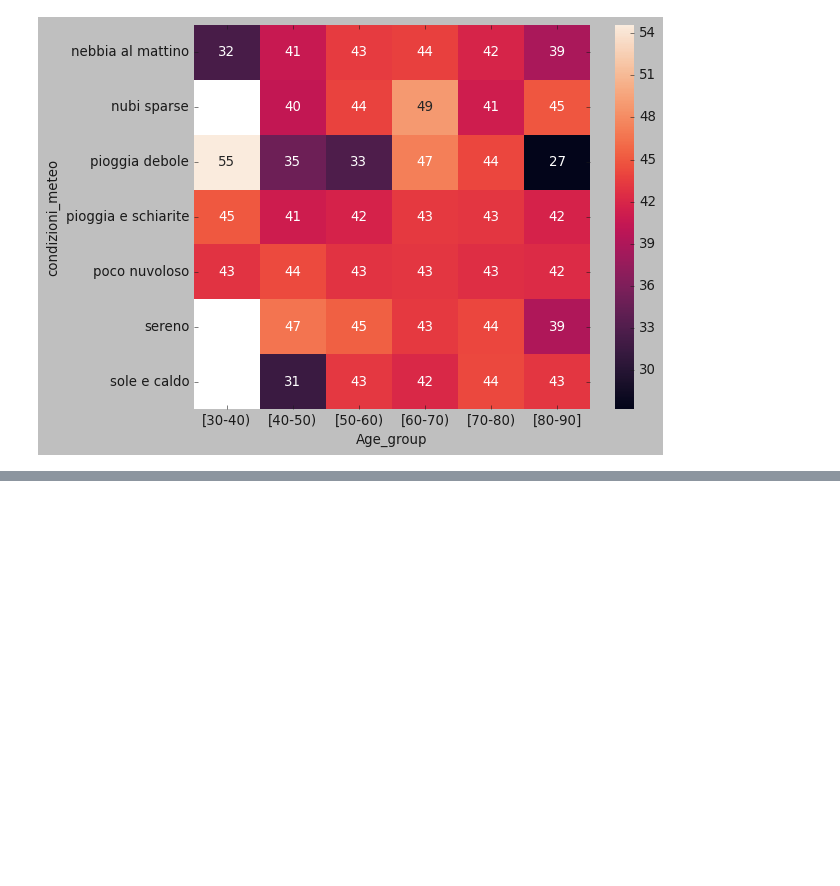
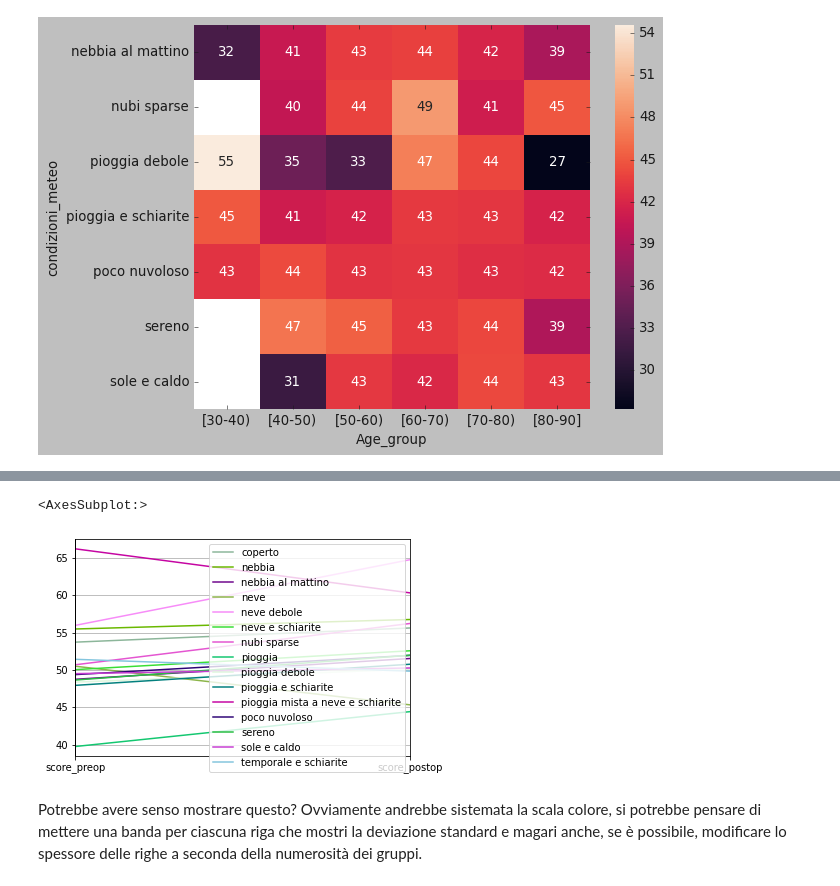
Before and after one commit to giocoal/surgery-PROMs-score-and-weather-conditions-data-visualizations, a Jupyter notebook: Compitino.ipynb, the cells around one changed output, grey strips where cells are left out. Drawn from its saved outputs; the diff is of its cells as text; code cells hidden in the pictures; blank space fills up the shorter version.

```diff
--- a/Compitino.ipynb
+++ b/Compitino.ipynb
@@ -526,0 +544,3 @@ sns.heatmap(temp, annot=True)
+# %%
+mental_means = mental_score_dataset.groupby('condizioni_meteo', as_index=False)['score_preop', 'score_postop'].mean()
+mental_means.head()
@@ -526,0 +554,7 @@ sns.heatmap(temp, annot=True)
+# %%
+pd.plotting.parallel_coordinates(mental_means, 'condizioni_meteo')
+# %% [output]
+<AxesSubplot:>
+[figure, added]
+# %% [markdown]
+Potrebbe avere senso mostrare questo? Ovviamente andrebbe sistemata la scala colore, si potrebbe pensare di mettere una banda per ciascuna riga che mostri la deviazione standard e magari anche, se è possibile, modificare lo spessore delle righe a seconda della numerosità dei gruppi.
```
Also changed, not shown: parts of 5 cells of this notebook.
